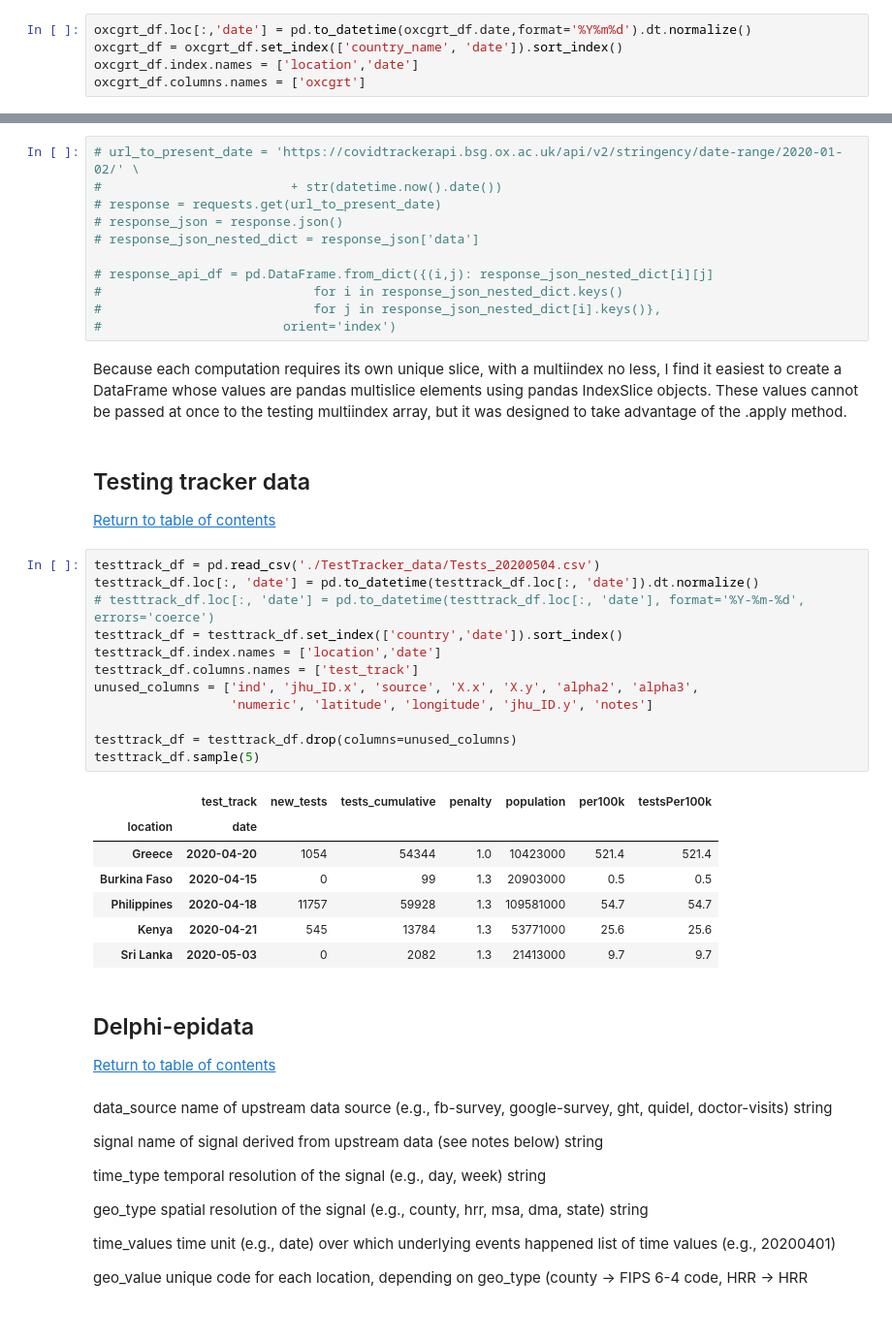
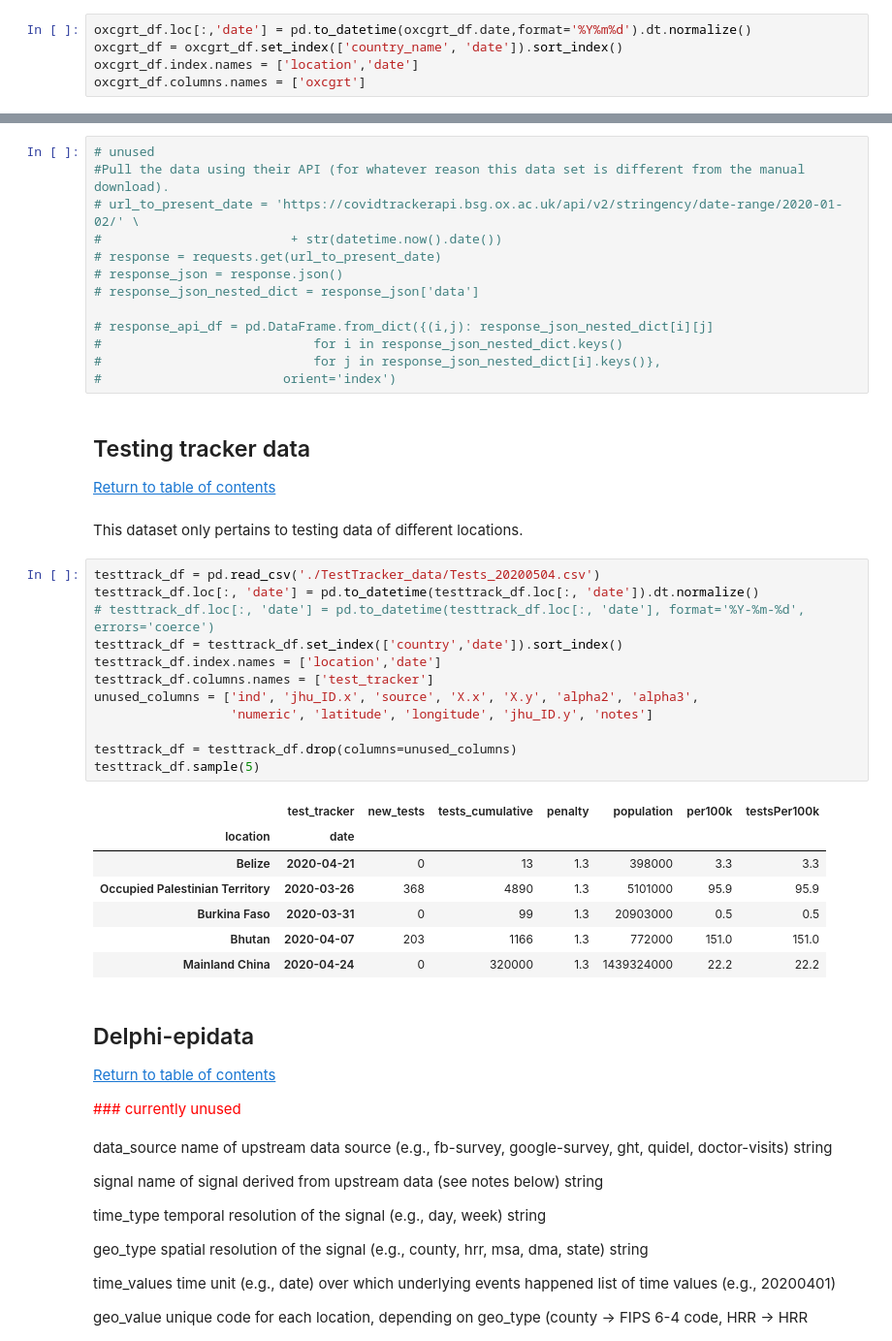
Before and after one commit to mgudorf/datsci, a Jupyter notebook: capstone2/COVID data cleaning.ipynb, the cells around one changed output, grey strips where cells are left out. Shown at 97% size. Cells and saved outputs as stored; diff of their text form; blank space fills up the shorter version.

```diff
--- a/capstone2/COVID data cleaning.ipynb
+++ b/capstone2/COVID data cleaning.ipynb
@@ -442,4 +465,6 @@ Pull the data using their API (for whatever reason this data set is different fr
 # %%
+# unused
+#Pull the data using their API (for whatever reason this data set is different from the manual download).
 # url_to_present_date = 'https://covidtrackerapi.bsg.ox.ac.uk/api/v2/stringency/date-range/2020-01-02/' \
 #                         + str(datetime.now().date())
 # response = requests.get(url_to_present_date)
@@ -450,38 +475,40 @@ Pull the data using their API (for whatever reason this data set is different fr
 #                            for i in response_json_nested_dict.keys()
 #                            for j in response_json_nested_dict[i].keys()},
 #                        orient='index')
-# %% [markdown]
-Because each computation requires its own unique slice, with a multiindex no less, I find it easiest
-to create a DataFrame whose values are pandas multislice elements using pandas IndexSlice objects.
-These values cannot be passed at once to the testing multiindex array, but it was designed to take advantage of the .apply method.
 # %% [markdown]
 ## Testing tracker data
 <a id='testtrack'></a>
 [Return to table of contents](#toc)
+# %% [markdown]
+This dataset only pertains to testing data of different locations.
 # %%
 testtrack_df = pd.read_csv('./TestTracker_data/Tests_20200504.csv')
 testtrack_df.loc[:, 'date'] = pd.to_datetime(testtrack_df.loc[:, 'date']).dt.normalize()
 # testtrack_df.loc[:, 'date'] = pd.to_datetime(testtrack_df.loc[:, 'date'], format='%Y-%m-%d', errors='coerce')
 testtrack_df = testtrack_df.set_index(['country','date']).sort_index()
 testtrack_df.index.names = ['location','date']
-testtrack_df.columns.names = ['test_track']
+testtrack_df.columns.names = ['test_tracker']
 unused_columns = ['ind', 'jhu_ID.x', 'source', 'X.x', 'X.y', 'alpha2', 'alpha3',
                   'numeric', 'latitude', 'longitude', 'jhu_ID.y', 'notes']
 
 testtrack_df = testtrack_df.drop(columns=unused_columns)
 testtrack_df.sample(5)
 # %% [output]
-|  | test_track | new_tests | tests_cumulative | penalty | population | per100k | testsPer100k |
+|  | test_tracker | new_tests | tests_cumulative | penalty | population | per100k | testsPer100k |
 | location | date |  |  |  |  |  |  |
-| Greece | 2020-04-20 | 1054 | 54344 | 1.0 | 10423000 | 521.4 | 521.4 |
-| Burkina Faso | 2020-04-15 | 0 | 99 | 1.3 | 20903000 | 0.5 | 0.5 |
-| Philippines | 2020-04-18 | 11757 | 59928 | 1.3 | 109581000 | 54.7 | 54.7 |
-| Kenya | 2020-04-21 | 545 | 13784 | 1.3 | 53771000 | 25.6 | 25.6 |
-| Sri Lanka | 2020-05-03 | 0 | 2082 | 1.3 | 21413000 | 9.7 | 9.7 |
+| Belize | 2020-04-21 | 0 | 13 | 1.3 | 398000 | 3.3 | 3.3 |
+| Occupied Palestinian Territory | 2020-03-26 | 368 | 4890 | 1.3 | 5101000 | 95.9 | 95.9 |
+| Burkina Faso | 2020-03-31 | 0 | 99 | 1.3 | 20903000 | 0.5 | 0.5 |
+| Bhutan | 2020-04-07 | 203 | 1166 | 1.3 | 772000 | 151.0 | 151.0 |
+| Mainland China | 2020-04-24 | 0 | 320000 | 1.3 | 1439324000 | 22.2 | 22.2 |
 # %% [markdown]
 ## Delphi-epidata
 <a id='delphi'></a>
 [Return to table of contents](#toc)
+
+<font color='red'>
+ ### currently unused
+</font>
 # %% [markdown]
 data_source	name of upstream data source
 (e.g., fb-survey, google-survey, ght, quidel, doctor-visits)	string
```
Also changed, not shown: parts of 54 cells of this notebook, 2 other files.
